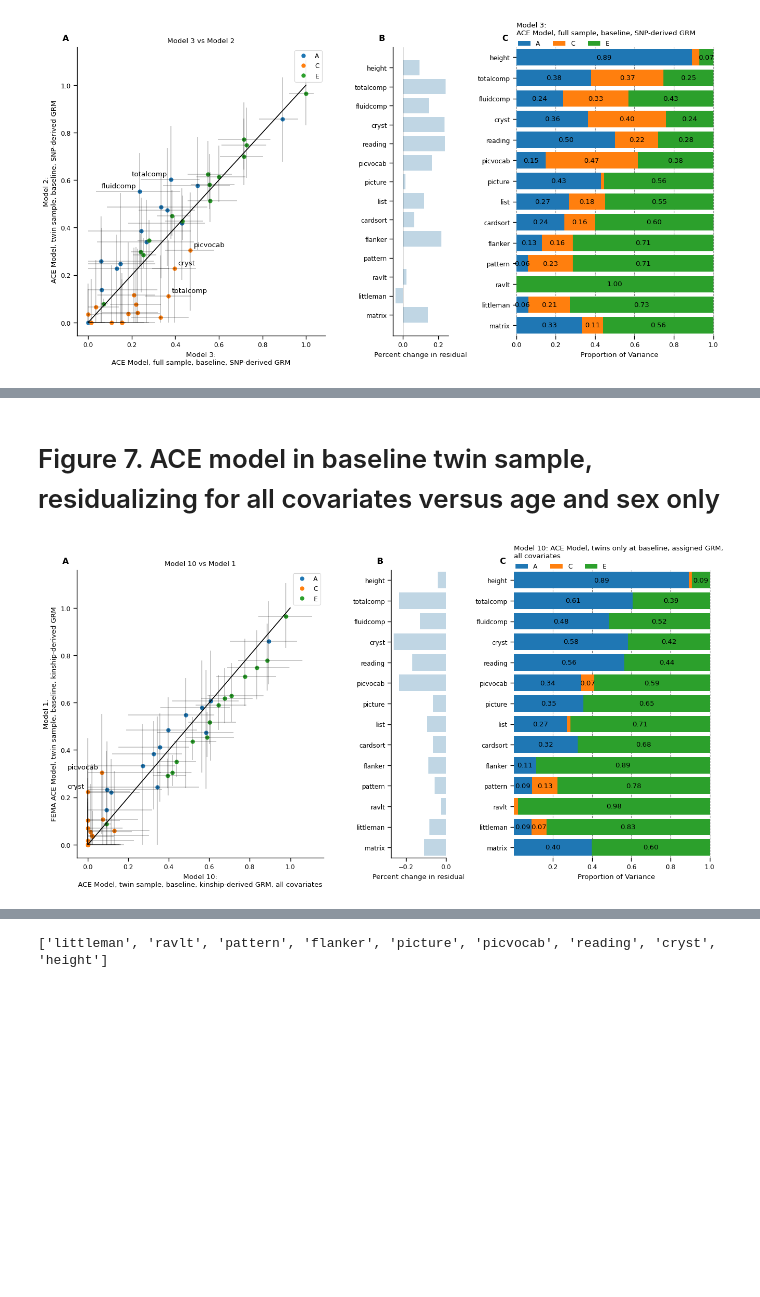
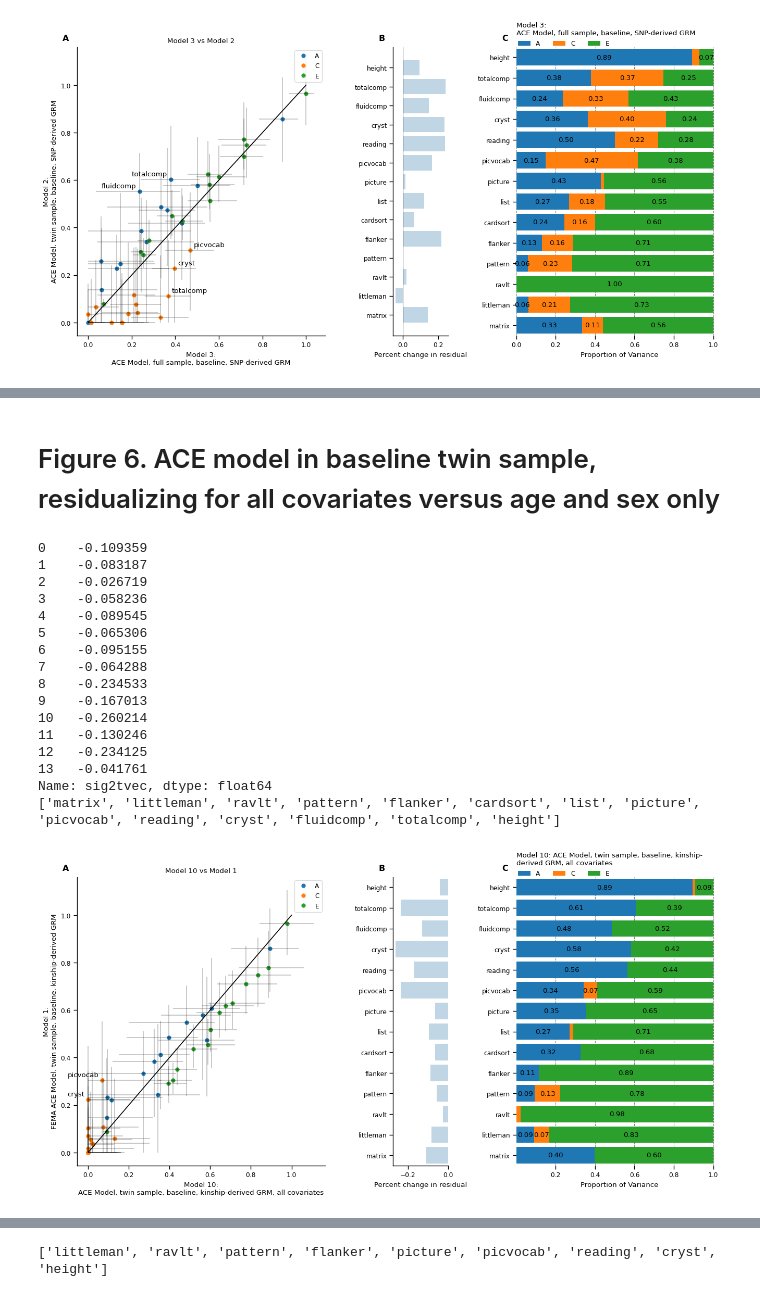
Before and after one commit to dmysmith/behav-genet-2023, a Jupyter notebook: visualize_python.ipynb, the cells around one changed output, grey strips where cells are left out. Drawn from its saved outputs; the diff is of its cells as text; code cells hidden in the pictures; blank space fills up the shorter version.

```diff
--- a/visualize_python.ipynb
+++ b/visualize_python.ipynb
@@ -11,17 +11,23 @@ import string
 import matplotlib.transforms as mtransforms
 
 # define paths
-results_dir = "/space/syn50/1/data/ABCD/d9smith/random_effects/behavioral/results/results_20230107/";
-outpath = "/home/d9smith/projects/random_effects/behavioral/results/plots/20230107/";
+results_dir = "/space/syn50/1/data/ABCD/d9smith/behav_genet_2023/results_20230227/";
+outpath = "/home/d9smith/projects/behav_genet_2023/plots/";
 # %%
 params = loadmat(results_dir + 'model_parameters.mat')
 # %%
 fstem_imaging = [item.astype(str).tolist()[0] for item in params['fstem_imaging'][0]]
 titles = [item.astype(str).tolist()[0] for item in params['titles'][0]]
+
+fstem_imaging = list(filter(None, fstem_imaging))
+titles = list(filter(None, titles))
 # %%
 # make RandomEffects an array of arrays
 RandomEffects = [[char.astype(str).tolist() for char in item] for item in \
                  [item.ravel().tolist() for item in params['RandomEffects'][0]]]
+
+RandomEffects = list(filter(None, RandomEffects))
+# RandomEffects
 # %%
 models = pd.DataFrame(fstem_imaging, columns =['shortname'])
 models['title'] = titles
@@ -49,3 +54,5 @@ models
 # %%
 models['y2_only'] = [False, False, False, False, True, True, False, False, True, False, \
-                     False, False, False, True, True, True]
+                     False, False, True, True, True]
+
+models
@@ -735,33 +749,49 @@ plt.savefig(outpath + 'suppfig1.tiff', format='tiff', dpi = 300)
 # %% [markdown]
-# Figure 7. ACE model in baseline twin sample, residualizing for all covariates versus age and sex only
+# Figure 6. ACE model in baseline twin sample, residualizing for all covariates versus age and sex only
 # %%
 ## MODEL 1
 
 # Setting up the plot surface
 fig = plt.figure(figsize=(figwidth, figheight))
 gs = GridSpec(nrows=1, ncols=3, width_ratios = [9,2,7.5], wspace=wspace, hspace=hspace)
 
 # Left axes
 ax0 = fig.add_subplot(gs[0, 0])
 # compare_models("s2_allcovs_m1", "model1", sig2mat, models, ax=ax0, lbl = [("totalcomp", "A"),("fluidcomp", "A"),
 #                                                                           ("picvocab", "C"),("flanker", "C"),
 #                                                                           ("cryst", "C"),("matrix", "C"),
 #                                                                           ("totalcomp", "E"),("flanker", "E"),
 #                                                                           ("picvocab", "E")])
 
 compare_models("s2_allcovs_m1", "model1", sig2mat, models, ax=ax0, lbl = .15)
 
 # Middle axes
 ax1=fig.add_subplot(gs[0,1])
-plot_aic("s2_allcovs_m1", "model1", model, models, baseline_phenos, sig2tvec = True, ax=ax1, debug=False)
+plot_aic("s2_allcovs_m1", "model1", model, models, baseline_phenos, sig2tvec = True, ax=ax1, debug=True)
 
 # Right axes
 ax2=fig.add_subplot(gs[0, 2], sharey=ax1)
 stacked_bar("s2_allcovs_m1", sig2mat, models, ax=ax2)
-ax2.set_title('Model 10: ACE Model, twins only at baseline, assigned GRM,\nall covariates' + '\n', loc='left')
+ax2.set_title('Model 10: ACE Model, twin sample, baseline, kinship-\nderived GRM, all covariates' + '\n', loc='left')
 
 label_subplots([ax0,ax1,ax2])
-plt.savefig(outpath + 'fig7.tiff', format='tiff', dpi = 300)
+plt.savefig(outpath + 'fig6.tiff', format='tiff', dpi = 300)
 # %% [output]
+0    -0.109359
+1    -0.083187
+2    -0.026719
+3    -0.058236
+4    -0.089545
+5    -0.065306
+6    -0.095155
+7    -0.064288
+8    -0.234533
+9    -0.167013
+10   -0.260214
+11   -0.130246
+12   -0.234125
+13   -0.041761
+Name: sig2tvec, dtype: float64
+['matrix', 'littleman', 'ravlt', 'pattern', 'flanker', 'cardsort', 'list', 'picture', 'picvocab', 'reading', 'cryst', 'fluidcomp', 'totalcomp', 'height']
-[figure, old version]
+[figure, new version]
 # %% [markdown]
```
Also changed, not shown: parts of 22 cells of this notebook, 2 other files.
